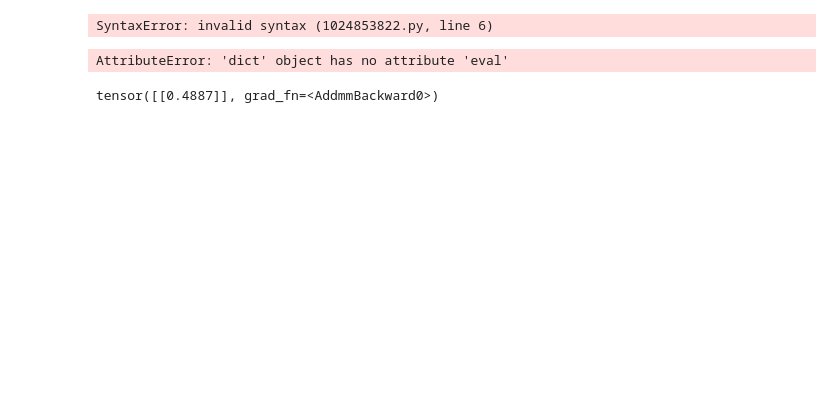
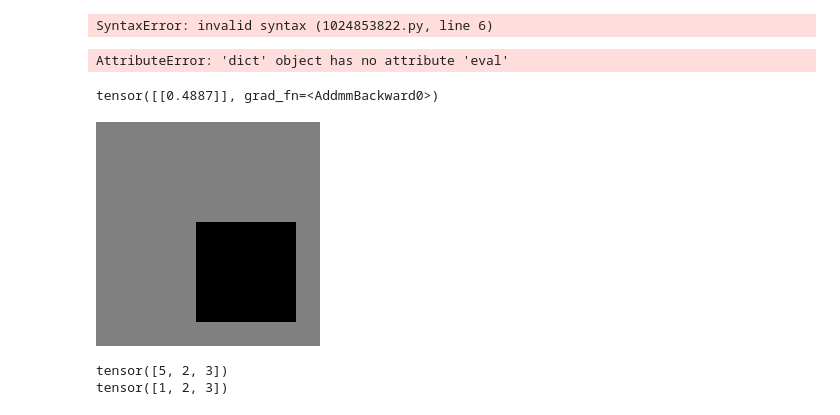
Before and after one commit to VVebSharE/DL_2024_BBAttack, a Jupyter notebook: try.ipynb, the cells around one changed output. Cells and saved outputs as stored; diff of their text form; code cells hidden in the pictures; blank space fills up the shorter version.

```diff
--- a/try.ipynb
+++ b/try.ipynb
@@ -46,3 +46,28 @@ output = loaded_model(input_tensor)
 print(output)
 # %% [output]
 tensor([[0.4887]], grad_fn=<AddmmBackward0>)
+# %%
+import torch
+from PIL import Image
+
+# Define the tensor
+seed = torch.full((1, 3, 224, 224), 128, dtype=torch.float32)
+
+
+patch_size = 100  # Size of the patch
+patch_position = (100, 100)  # Position to place the patch
+
+# Modify the tensor
+seed[:, :, patch_position[0]:patch_position[0]+patch_size, patch_position[1]:patch_position[1]+patch_size] = 1
+
+
+# Convert the tensor to numpy array
+seed_np = seed.squeeze().permute(1, 2, 0).numpy().astype('uint8')
+
+# Create PIL image from numpy array
+image = Image.fromarray(seed_np)
+
+# Display the image
+image
+# %% [output]
+[figure, added]
@@ -48,0 +80,6 @@ tensor([[0.4887]], grad_fn=<AddmmBackward0>)
+# %%
+print(b)
+print(a)
+# %% [output]
+tensor([5, 2, 3])
+tensor([1, 2, 3])
```
Also changed, not shown: parts of 3 cells of this notebook, 6 other files.
